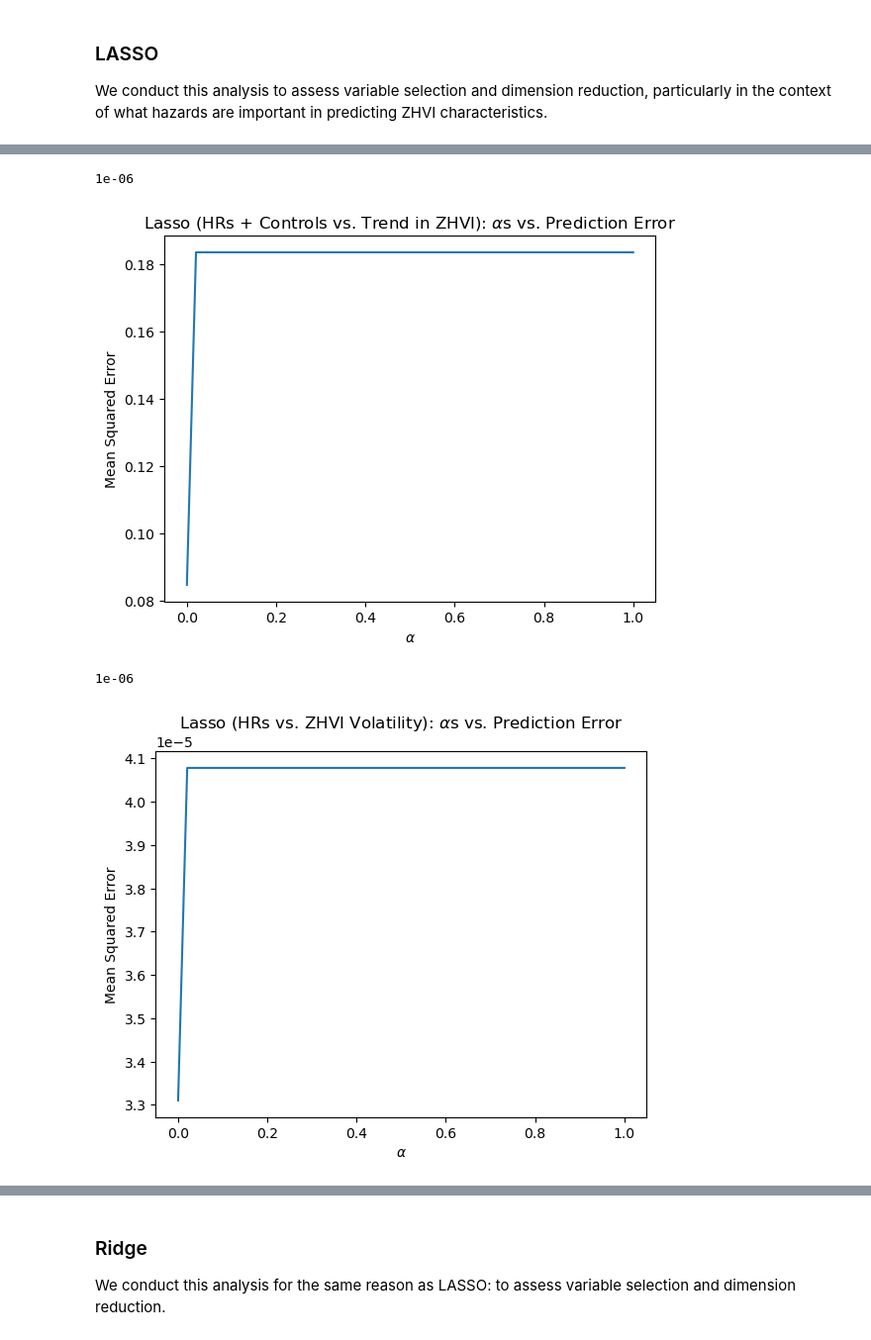
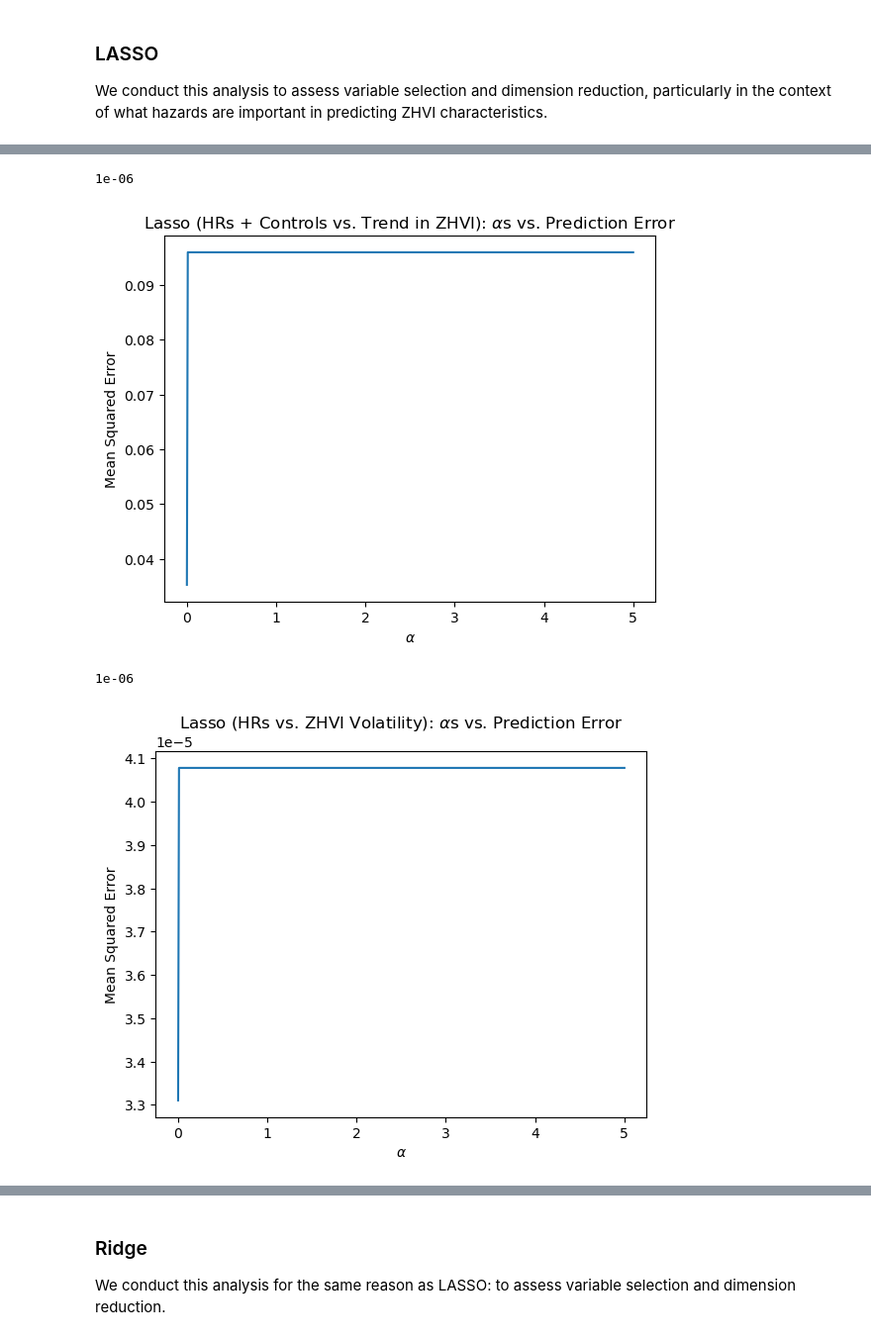
Before and after one commit to toogiii/ClimateAndHousing, a Jupyter notebook: Code/ClimateAndHousing.ipynb, the cells around one changed output, grey strips where cells are left out. Shown: that part at 99% size. Cells and saved outputs as stored; diff of their text form; code cells hidden in the pictures.

```diff
--- a/Code/ClimateAndHousing.ipynb
+++ b/Code/ClimateAndHousing.ipynb
@@ -394,7 +378,7 @@ min_MSE = 0
 counter = 0
 
 # Define alphas and models
-alphas = np.linspace(1e-6, 1, num=50)
+alphas = np.linspace(1e-6, 5, num=500)
 lasso_models = [make_pipeline(StandardScaler(with_mean=False),
                              Lasso(alpha=alpha * np.sqrt(X_train.shape[0]), max_iter=10000)) for alpha in alphas]
 
@@ -447,7 +431,6 @@ min_MSE = 0
 counter = 0
 
 # Define alphas and models
-alphas = np.linspace(1e-6, 1, num=50)
 lasso_models = [make_pipeline(StandardScaler(with_mean=False),
                              Lasso(alpha=alpha * np.sqrt(X_train.shape[0]), max_iter=10000)) for alpha in alphas]
 
@@ -501,7 +484,6 @@ min_MSE = 0
 counter = 0
 
 # Define alphas and models
-alphas = np.linspace(1e-6, 1, num=50)
 lasso_models = [make_pipeline(StandardScaler(with_mean=False),
                              Lasso(alpha=alpha * np.sqrt(X_train.shape[0]), max_iter=10000)) for alpha in alphas]
 
@@ -554,7 +536,6 @@ min_MSE = 0
 counter = 0
 
 # Define alphas and models
-alphas = np.linspace(1e-6, 1, num=50)
 lasso_models = [make_pipeline(StandardScaler(with_mean=False),
                              Lasso(alpha=alpha * np.sqrt(X_train.shape[0]), max_iter=10000)) for alpha in alphas]
 
@@ -587,7 +568,7 @@ plt.savefig(path + '\\Figures\\LASSO\\alphaXTrendZHVILASSO.png')
 plt.show()
 # %% [output]
 1e-06
-[figure, old version]
+[figure, new version]
 # %%
 # Conduct LASSO Regression on yearly volatility in ZHVI (without controls)
 
@@ -607,40 +588,39 @@ min_MSE = 0
 counter = 0
 
 # Define alphas and models
-alphas = np.linspace(1e-6, 1, num=50)
 lasso_models = [make_pipeline(StandardScaler(with_mean=False),
                              Lasso(alpha=alpha * np.sqrt(X_train.shape[0]), max_iter=10000)) for alpha in alphas]
 
 # Train and test models
 for model in lasso_models:
     # Fit model, evaluate using testing data, and compute mean-squared error
     model.fit(X_train, y_train)
     y_pred = model.predict(X_test)
     MSE = mean_squared_error(y_test, y_pred)
 
     # Store prediction error
     cv_errs_lasso.append(MSE)
 
     # If we are on the first model or a model with less than minimum prediction error
     #   update new minimum, optimized alpha, and associated coefficients
     if counter == 0 or MSE < min_MSE:
         min_MSE = MSE
         opt_alpha_lasso_vol_no_X = alphas[counter]
         opt_coefs_lasso_vol_no_X = model['lasso'].coef_
     counter += 1
 
 print(opt_alpha_lasso_vol_no_X)
 
 # Plot alphas against prediction errors and label
 plt.plot(alphas, cv_errs_lasso)
 plt.xlabel(r'$\alpha$')
 plt.ylabel('Mean Squared Error')
 plt.title(r'Lasso (HRs vs. ZHVI Volatility): $\alpha$s vs. Prediction Error')
 plt.savefig(path + '\\Figures\\LASSO\\alphaVolZHVILASSO.png')
 plt.show()
 # %% [output]
 1e-06
-[figure, old version]
+[figure, new version]
 # %%
 # Conduct LASSO Regression on yearly volatility in ZHVI (with controls)
 
```
Also changed, not shown: parts of 29 cells of this notebook, 14 other files.
